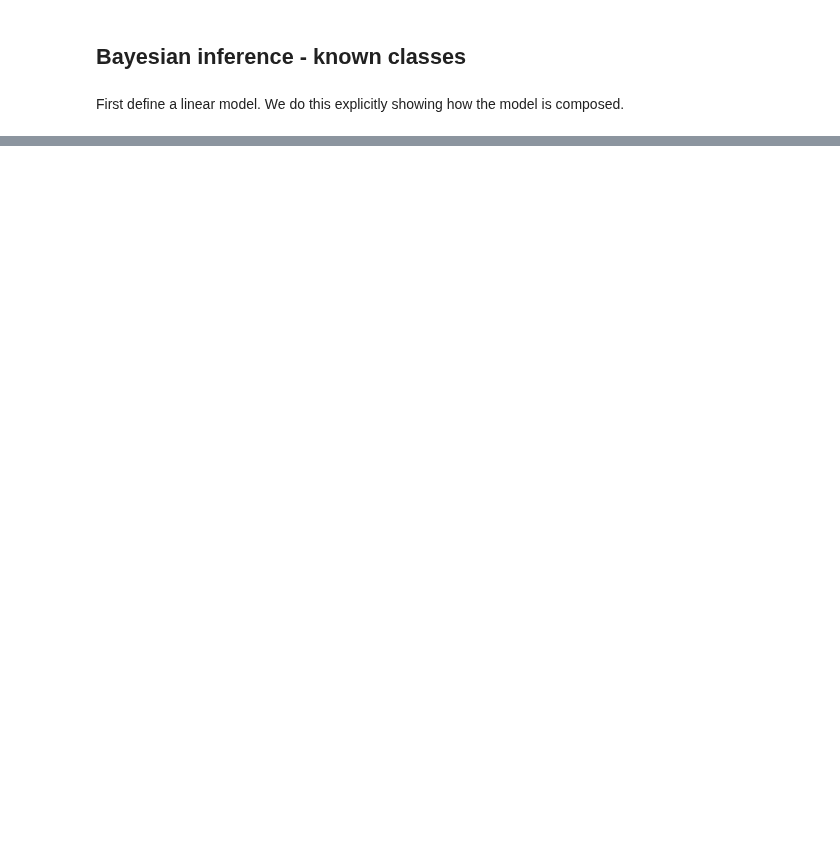
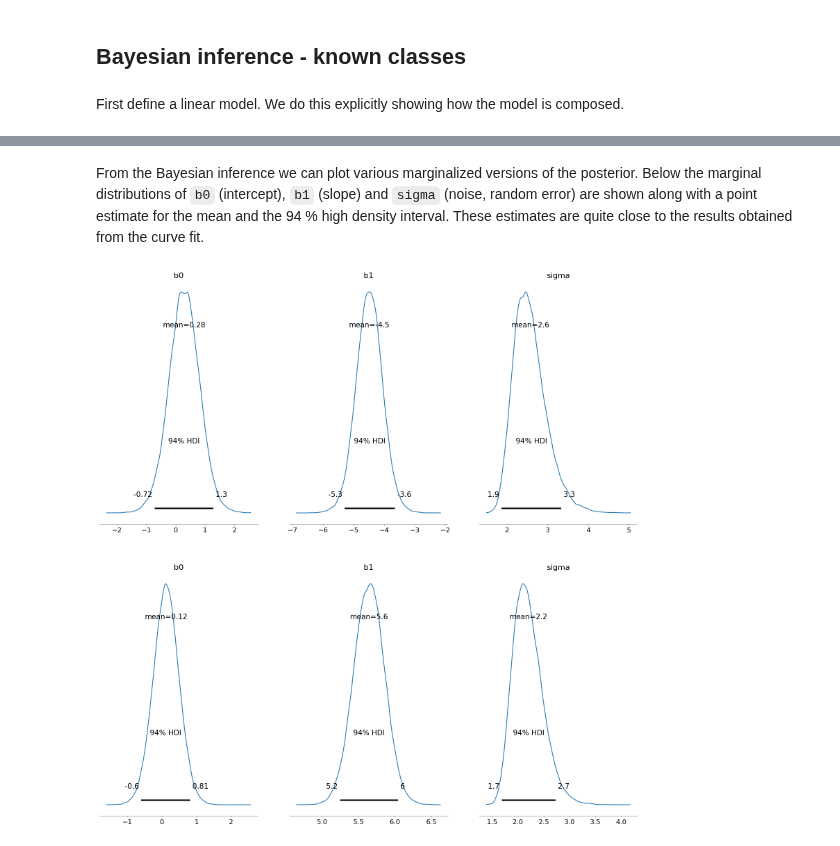
Before and after one commit to mrsonne/misc, a Jupyter notebook: regmix.ipynb, the cells around one changed output, grey strips where cells are left out. Cells and saved outputs as stored; diff of their text form; code cells hidden in the pictures; blank space fills up the shorter version.

```diff
--- a/regmix.ipynb
+++ b/regmix.ipynb
@@ -292,6 +285,8 @@ def plot_bayesian_fit(xs, ys, nsteps=25000, do_ppc: bool = True):
             point_estimate=point_estimate,
             ax=axs[i, :],
         )
+        plt.close()
+
 
         az.plot_pair(
             trace,
@@ -302,6 +297,8 @@ def plot_bayesian_fit(xs, ys, nsteps=25000, do_ppc: bool = True):
             textsize=18,
             ax=axs_pair[i],
         )
+        plt.close()
+
 
         if do_ppc:
             with model:
@@ -309,9 +306,9 @@ def plot_bayesian_fit(xs, ys, nsteps=25000, do_ppc: bool = True):
                     trace, var_names=["b0", "b1", "y"], random_seed=RANDOM_SEED
                 )
 
-            az.plot_ppc(
-                az.from_pymc3(posterior_predictive=ppc, model=model), ax=axs_gppc[i]
-            )
+            # az.plot_ppc(
+            #     az.from_pymc3(posterior_predictive=ppc, model=model), ax=axs_gppc[i]
+            # )
 
             mu_pp = (ppc["b0"] + ppc["b1"] * x[:, None]).T
             axs_mppc[i].plot(x, y, "o", ms=4, alpha=0.4, label="Data")
@@ -320,8 +317,9 @@ def plot_bayesian_fit(xs, ys, nsteps=25000, do_ppc: bool = True):
                 x,
                 mu_pp,
                 ax=axs_mppc[i],
-                fill_kwargs={"alpha": 0.8, "label": f"Mean outcome {hdi_prob} % HPD"},
+                fill_kwargs={"alpha": 0.8, "label": f"Mean outcome {hdi_prob*100} % HDI"},
             )
+            plt.close()
 
             az.plot_hdi(
                 x,
@@ -330,9 +328,10 @@ def plot_bayesian_fit(xs, ys, nsteps=25000, do_ppc: bool = True):
                 fill_kwargs={
                     "alpha": 0.8,
                     "color": "#a1dab4",
-                    "label": f"Outcome {hdi_prob} % HPD",
+                    "label": f"Outcome {hdi_prob}*100 % HDI",
                 },
             )
+            plt.close()
 
             axs_mppc[i].set_xlabel("Predictor")
             axs_mppc[i].set_ylabel("Outcome")
@@ -343,6 +344,6 @@ def plot_bayesian_fit(xs, ys, nsteps=25000, do_ppc: bool = True):
 # %%
 do_ppc = True
-fig, fig_pair, fig_gppc, fig_mppc = plot_bayesian_fit(
+fig_posterior, fig_pair, fig_gppc, fig_mppc = plot_bayesian_fit(
     (x1, x2),
     (y1, y2),
     nsteps=10000,
@@ -369,0 +367,6 @@ Sampling 4 chains for 1_000 tune and 10_000 draw iterations (4_000 + 40_000 draw
+# %% [markdown]
+From the Bayesian inference we can plot various marginalized versions of the posterior. Below the marginal distributions of `b0` (intercept), `b1` (slope) and `sigma` (noise, random error) are shown along with a point estimate for the mean and the 94 % high density interval. These estimates are quite close to the results obtained from the curve fit.
+# %%
+fig_posterior
+# %% [output]
+[figure, added]
```
Also changed, not shown: parts of 21 cells of this notebook.
